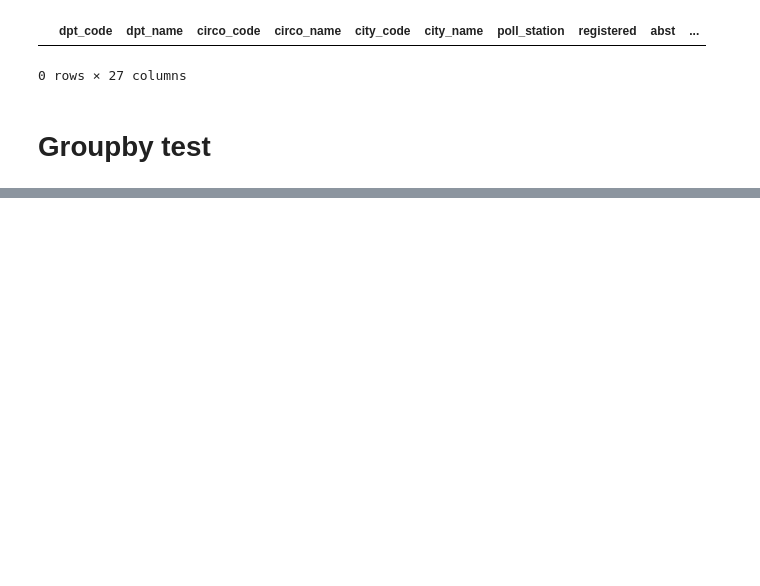
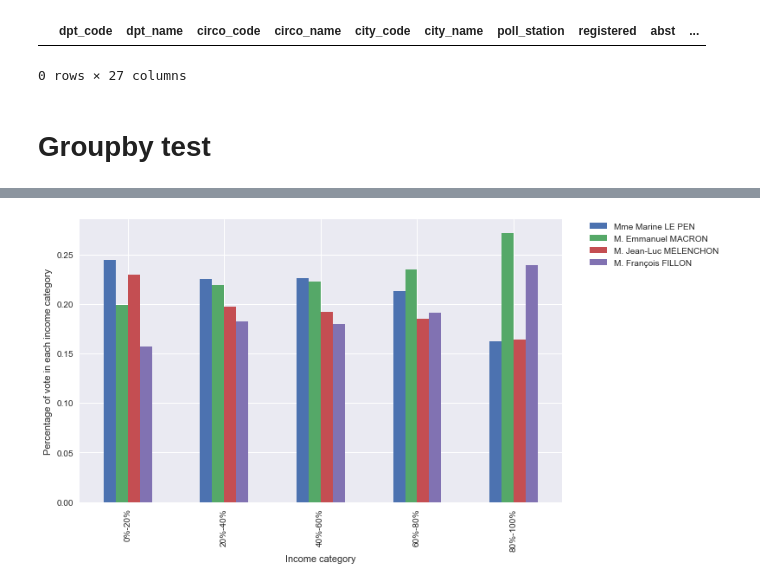
Before and after one commit to ekto42/capstone, a Jupyter notebook: data_cleaning.ipynb, the cells around one changed output, grey strips where cells are left out. Saved outputs shown, nothing was run; the diff lists cells and outputs as text; code cells hidden in the pictures; blank space fills up the shorter version.

```diff
--- a/data_cleaning.ipynb
+++ b/data_cleaning.ipynb
@@ -158,0 +274,13 @@ votes_by_dpt.head(3)
+# %%
+df.plot(kind='bar')
+plt.xlabel('Income category')
+plt.ylabel('Percentage of vote in each income category')
+
+plt.legend(
+           bbox_to_anchor=(1.05, 1),
+           loc=2,
+           borderaxespad=0.)
+plt.xticks(arange(5),['0%-20%','20%-40%','40%-60%','60%-80%','80%-100%'])
+plt.show()
+# %% [output]
+[figure, added]
```
Also changed, not shown: parts of 31 cells of this notebook.
